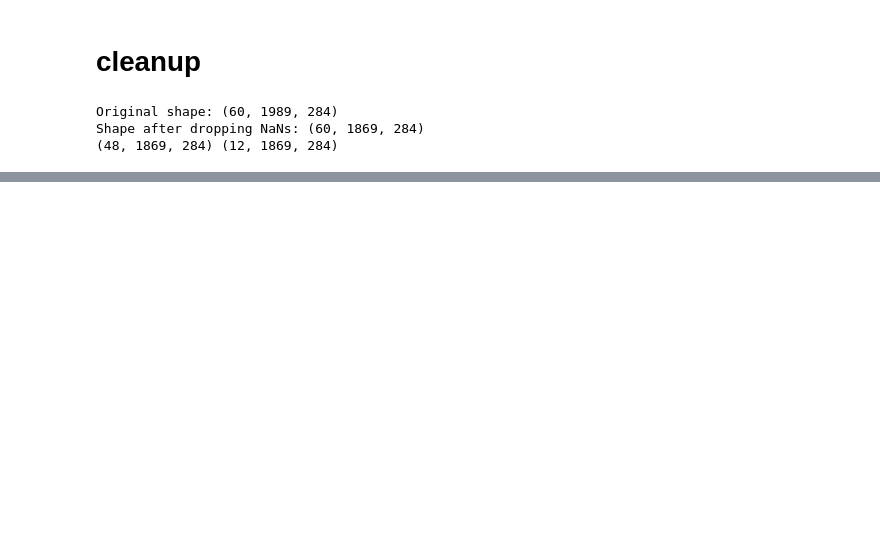
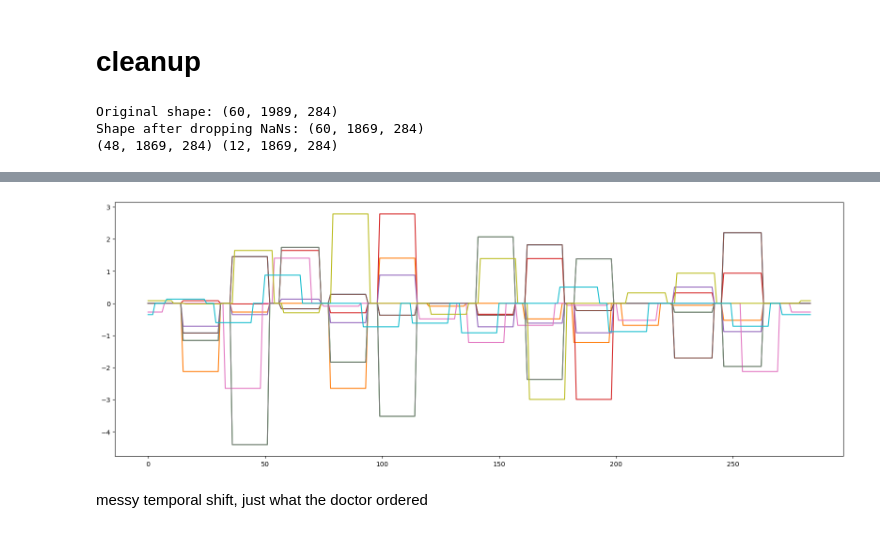
Before and after one commit to fedemengo/CS-433-ML4S, a Jupyter notebook: model_selections.ipynb, the cells around one changed output, grey strips where cells are left out. Drawn from its saved outputs; the diff is of its cells as text; code cells hidden in the pictures; blank space fills up the shorter version.

Commit message:
start with data augmentation

```diff
--- a/model_selections.ipynb
+++ b/model_selections.ipynb
@@ -722,0 +733,24 @@ array(['118932_RL', '113619_LR', '211417_LR', '239944_LR', '103818_LR',
+# %%
+y_train_t = prepare_target_input(y_train)
+X_train_t = prepare_bold_input(X_train)
+# %%
+def shift(X, y, shift_range=(-20, +20), groups=5, ratio=0.3):
+    batch_size = X.shape[0]
+    group_size = batch_size // groups
+
+    shifted_X = X.clone()
+    shifted_y = y.clone()
+
+    for g in range(groups):
+        start_idx = g * group_size
+        end_idx = start_idx + group_size if g < groups - 1 else batch_size
+
+        num_to_shift = int((end_idx - start_idx) * ratio)
+        shift_indices = np.random.choice(range(start_idx, end_idx), size=num_to_shift, replace=False)
+
+        for idx in shift_indices:
+            shift = np.random.randint(shift_range[0], shift_range[1] + 1)
+            shifted_X[idx] = torch.roll(X[idx], shifts=shift, dims=0)
+            shifted_y[idx] = torch.roll(y[idx], shifts=shift, dims=0)
+
+    return shifted_X, shifted_y
@@ -722,0 +764,14 @@ array(['118932_RL', '113619_LR', '211417_LR', '239944_LR', '103818_LR',
+# %%
+xsh, ysh = shift(X_train_t, y_train_t, shift_range=(-100, 50), ratio=0.7)
+
+pick = 5
+voxels = np.random.choice(xsh.shape[0], size=pick, replace=False)
+
+plt.figure(figsize=(20, 7))
+plt.plot(y_train_t[voxels , :].T);
+plt.plot(ysh[voxels, :].T)
+plt.show()
+# %% [output]
+[figure, added]
+# %% [markdown]
+messy temporal shift, just what the doctor ordered
```
Also changed, not shown: parts of 21 cells of this notebook.
